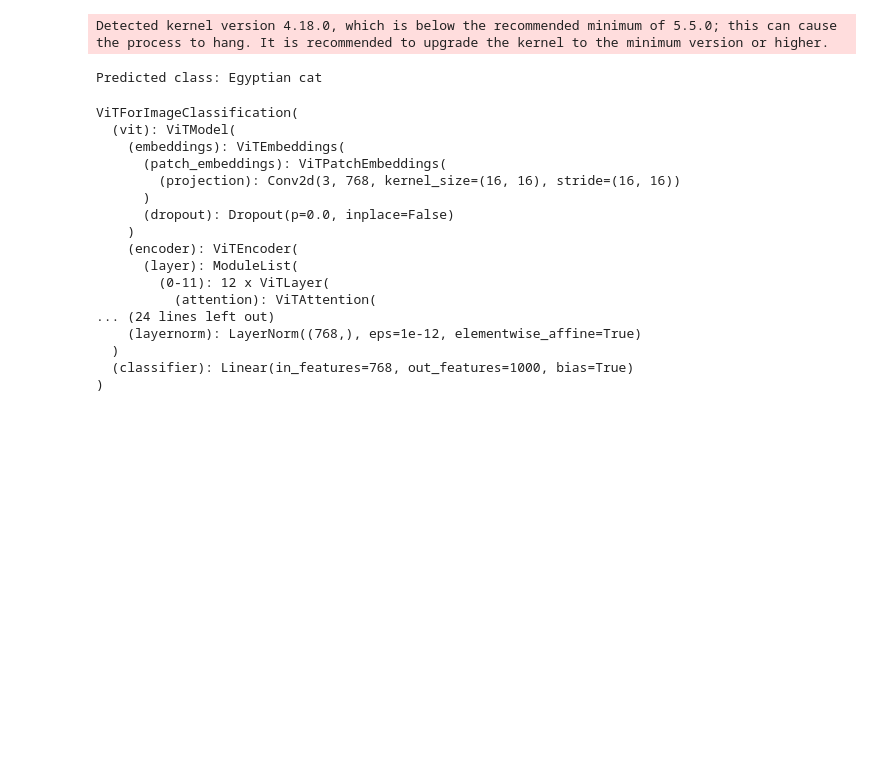
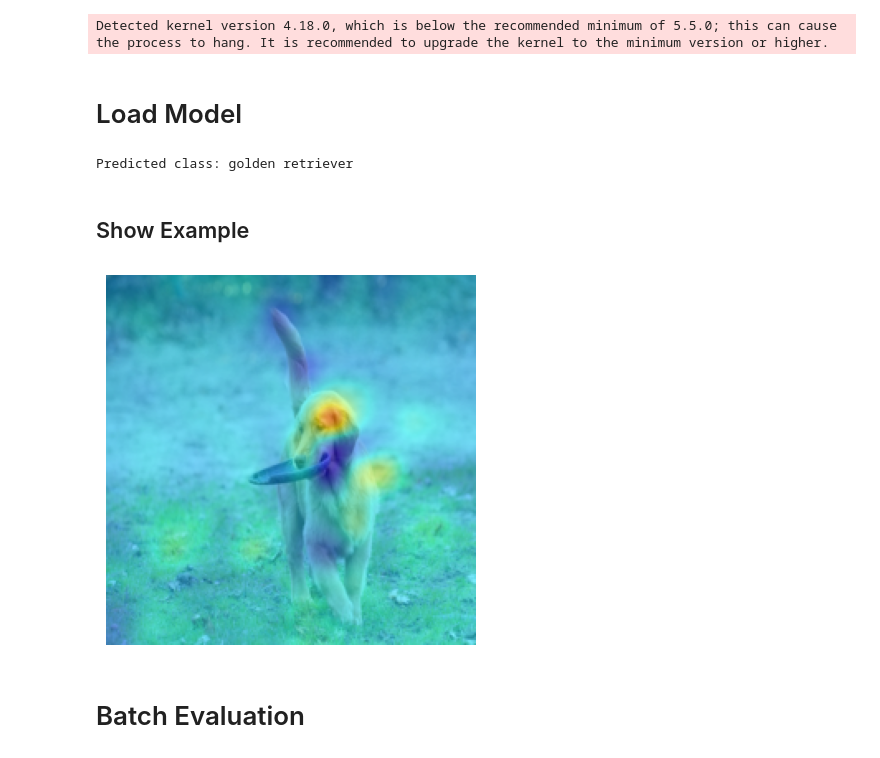
Before and after one commit to pd90506/llama_exp, a Jupyter notebook: ig_eval.ipynb, the cells around one changed output. Drawn from its saved outputs; the diff is of its cells as text; code cells hidden in the pictures; blank space fills up the shorter version.

```diff
--- a/ig_eval.ipynb
+++ b/ig_eval.ipynb
@@ -28,11 +29,13 @@ accelerator = Accelerator()
 device = accelerator.device
 # %% [output]
 Detected kernel version 4.18.0, which is below the recommended minimum of 5.5.0; this can cause the process to hang. It is recommended to upgrade the kernel to the minimum version or higher.
+# %% [markdown]
+# Load Model
 # %%
-url = 'http://images.cocodataset.org/val2017/000000039769.jpg'
+# url = 'http://images.cocodataset.org/val2017/000000039769.jpg'
 # url = "http://farm3.staticflickr.com/2066/1798910782_5536af8767_z.jpg"
 # url = "http://farm1.staticflickr.com/184/399924547_98e6cef97a_z.jpg"
-# url = "http://farm1.staticflickr.com/128/318959350_1a39aae18c_z.jpg"
+url = "http://farm1.staticflickr.com/128/318959350_1a39aae18c_z.jpg"
 image = Image.open(requests.get(url, stream=True).raw)
 
 pretrained_name = 'google/vit-base-patch16-224'
@@ -45,6 +48,8 @@ mean, std = processor.image_mean, processor.image_std
 
 pred_model = ViTForImageClassification.from_pretrained(pretrained_name)
 pred_model.to(device)
+# set to eval mode
+pred_model.eval()
 
 inputs = processor(images=image, return_tensors="pt")
 inputs.to(device)
@@ -54,24 +59,9 @@ logits = outputs.logits
 predicted_class_idx = logits.argmax(-1).item()
 print("Predicted class:", pred_model.config.id2label[predicted_class_idx])
 # %% [output]
-Predicted class: Egyptian cat
+Predicted class: golden retriever
 # %%
-pred_model
+ig = IntegratedGradients(lambda x: torch.softmax(pred_model(pixel_values=x).logits, dim=-1))
+
+input_img = inputs['pixel_values']
+attribution_ig = ig.attribute(input_img, target=predicted_class_idx, n_steps=200)
-# %% [output]
-ViTForImageClassification(
-  (vit): ViTModel(
-    (embeddings): ViTEmbeddings(
-      (patch_embeddings): ViTPatchEmbeddings(
-        (projection): Conv2d(3, 768, kernel_size=(16, 16), stride=(16, 16))
-      )
-      (dropout): Dropout(p=0.0, inplace=False)
-    )
-    (encoder): ViTEncoder(
-      (layer): ModuleList(
-        (0-11): 12 x ViTLayer(
-          (attention): ViTAttention(
-... (24 lines left out)
-    (layernorm): LayerNorm((768,), eps=1e-12, elementwise_affine=True)
-  )
-  (classifier): Linear(in_features=768, out_features=1000, bias=True)
-)
@@ -79,0 +68,22 @@ ig = IntegratedGradients(model)
+# %% [markdown]
+## Show Example
+# %%
+from utils.img_utils import unnormalize, unnormalize_and_255_scale, show_superimposed, get_overlap, plot_overlap, plot_overlap_np
+
+def get_heatmap(attribution_ig):
+    # heatmap = torch.relu(attribution_ig.sum(dim=1))
+    heatmap = attribution_ig.sum(dim=1)
+    # Average pooling to convert to 14*14 heatmap
+    heatmap = F.avg_pool2d(heatmap, kernel_size=16, stride=16)
+    heatmap = heatmap.squeeze(0).detach().cpu().numpy()
+    return heatmap
+
+img = inputs['pixel_values'].squeeze(0).detach().cpu().numpy().transpose(1,2,0)
+# img = unnormalize_and_255_scale(img, mean, std)
+heatmap = get_heatmap(attribution_ig)
+
+img_int, heatmap_img = plot_overlap_np(img, heatmap, mean, std)
+# %% [output]
+[figure, added]
+# %% [markdown]
+# Batch Evaluation
```
Also changed, not shown: parts of 8 cells of this notebook, 11 other files.
